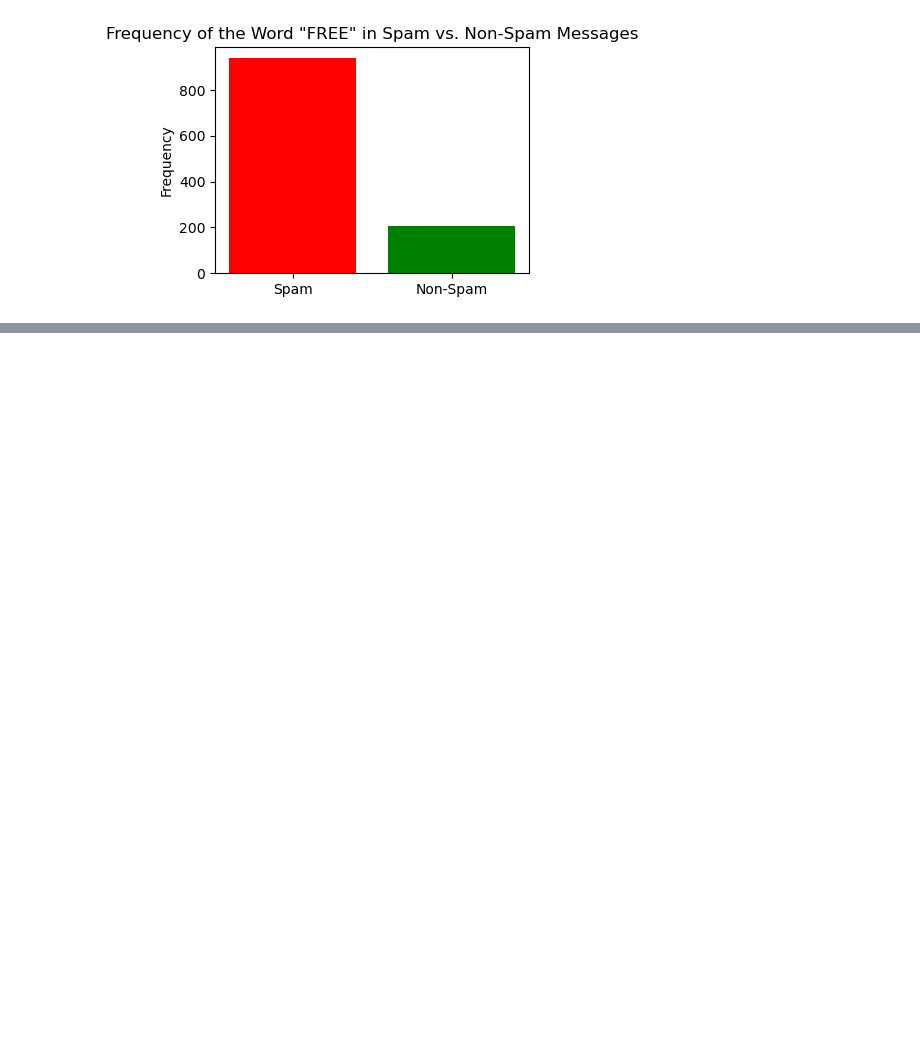
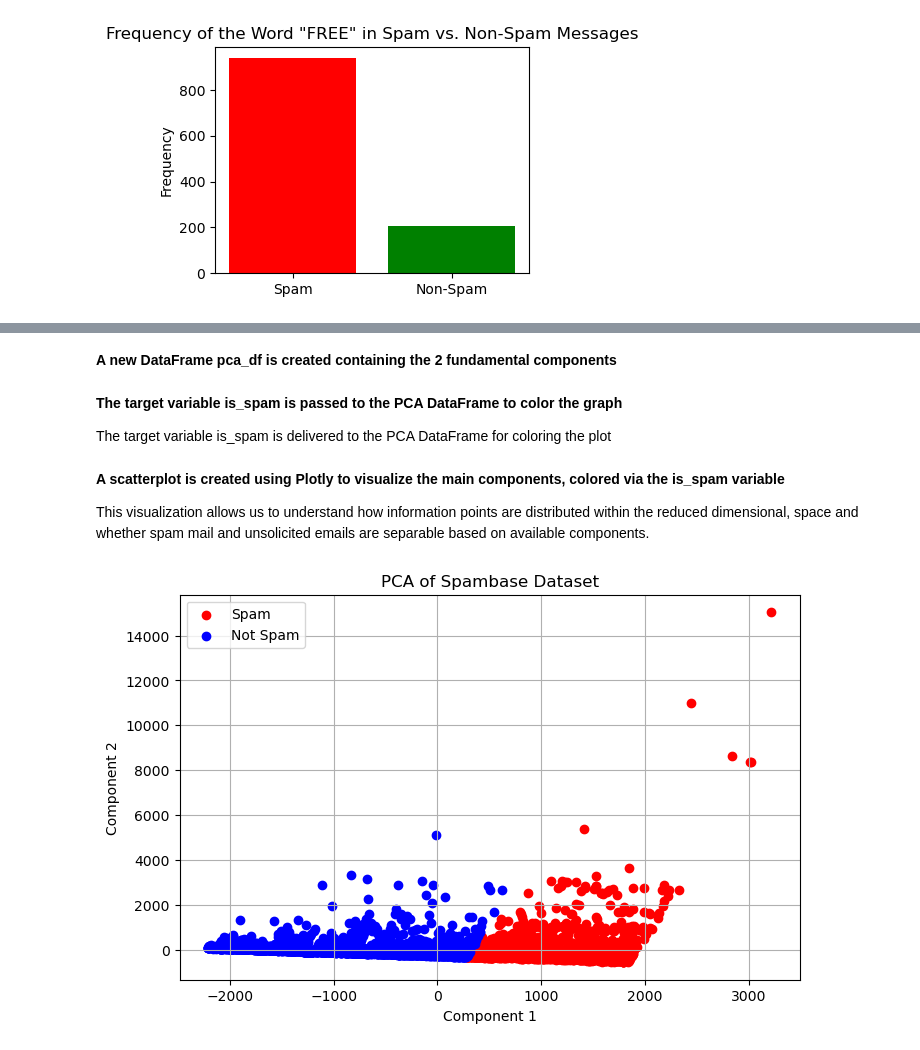
Before and after one commit to AngeloCarrinho/DataPreparation-SpamDatabase, a Jupyter notebook: Spambase.ipynb, the cells around one changed output, grey strips where cells are left out. Cells and saved outputs as stored; diff of their text form; code cells hidden in the pictures; blank space fills up the shorter version.

```diff
--- a/Spambase.ipynb
+++ b/Spambase.ipynb
@@ -221,0 +298,36 @@ Reduced data shape: (4273, 56)
+# %%
+X = spambase_df.drop(columns=['is_spam'])
+y = spambase_df['is_spam']
+# %%
+pca = PCA(n_components=2)
+X_reduced = pca.fit_transform(X)
+# %% [markdown]
+**A new DataFrame pca_df is created containing the 2 fundamental components**
+# %%
+reduced_df = pd.DataFrame(data=X_reduced, columns=['PC1', 'PC2'])
+# %% [markdown]
+**The target variable is_spam is passed to the PCA DataFrame to color the graph**
+
+The target variable is_spam is delivered to the PCA DataFrame for coloring the plot
+# %%
+reduced_df['is_spam'] = y
+# %% [markdown]
+**A scatterplot is created using Plotly to visualize the main components, colored via the is_spam variable**
+
+This visualization allows us to understand how information points are distributed within the reduced dimensional,
+space and whether spam mail and unsolicited emails are separable based on available components.
+# %%
+plt.figure(figsize=(8, 5))
+plt.scatter(reduced_df[reduced_df['is_spam'] == 1]['PC1'],
+reduced_df[reduced_df['is_spam'] == 1]['PC2'],color='red', label='Spam')
+plt.scatter(reduced_df[reduced_df['is_spam'] == 0]['PC1'],
+reduced_df[reduced_df['is_spam'] == 0]['PC2'],
+color='blue', label='Not Spam')
+plt.title('PCA of Spambase Dataset')
+plt.xlabel('Component 1')
+plt.ylabel('Component 2')
+plt.legend()
+plt.grid()
+plt.show()
+# %% [output]
+[figure, added]
```
Also changed, not shown: parts of 73 cells of this notebook.
